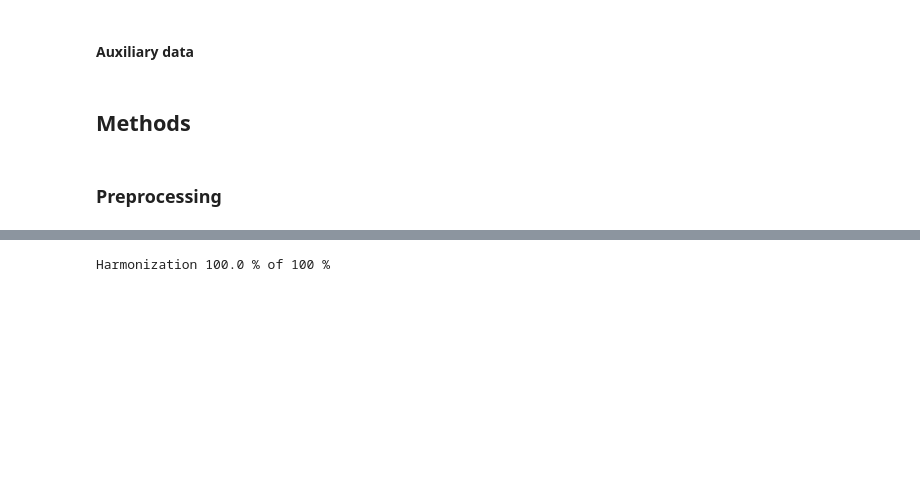
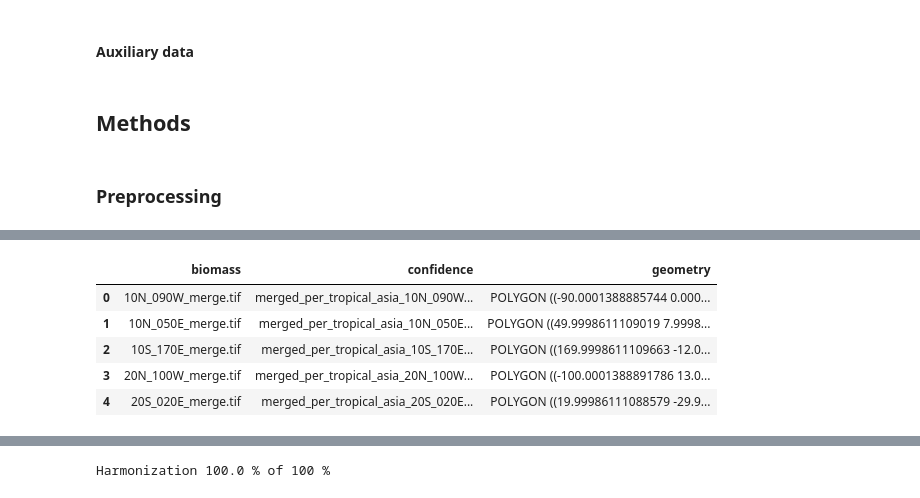
Before and after one commit to l5d1l5/tropicly, a Jupyter notebook: Master.ipynb, the cells around one changed output, grey strips where cells are left out. Saved outputs shown, nothing was run; the diff lists cells and outputs as text; code cells hidden in the pictures; blank space fills up the shorter version.

```diff
--- a/Master.ipynb
+++ b/Master.ipynb
@@ -184,15 +200,22 @@ gl30_mask.head()
 # %%
 # Biomass mask
-biomass = gpd.read_file(str(DIRS.masks / 'biomass.geojson'))
+biomass = gpd.read_file(str(DIRS.auxiliary / 'biomass.geojson'))
 biomass_mask = biomass.drop(biomass.columns[[0, 1, 4, 5]], axis=1)
 biomass_mask.rename(columns={'download': 'biomass'}, inplace=True)
 
 for idx, row in biomass_mask.iterrows():
     biomass = row.biomass.split('/')[-1]
     confidence = row.confidence.split('/')[-1]
 
     biomass_mask.at[idx, 'biomass'] = biomass
     biomass_mask.at[idx, 'confidence'] = confidence
 
-biomass_mask.to_file(str(DIRS.masks / 'biomass_mask.shp'))
+biomass_mask.to_file(str(DIRS.auxiliary / 'biomass_mask.shp'))
 biomass_mask.head()
+# %% [output]
+|  | biomass | confidence | geometry |
+| 0 | 10N_090W_merge.tif | merged_per_tropical_asia_10N_090W... | POLYGON ((-90.0001388885744 0.000... |
+| 1 | 10N_050E_merge.tif | merged_per_tropical_asia_10N_050E... | POLYGON ((49.9998611109019 7.9998... |
+| 2 | 10S_170E_merge.tif | merged_per_tropical_asia_10S_170E... | POLYGON ((169.9998611109663 -12.0... |
+| 3 | 20N_100W_merge.tif | merged_per_tropical_asia_20N_100W... | POLYGON ((-100.0001388891786 13.0... |
+| 4 | 20S_020E_merge.tif | merged_per_tropical_asia_20S_020E... | POLYGON ((19.99986111088579 -29.9... |
```
Also changed, not shown: parts of 21 cells of this notebook, 1 other file.
